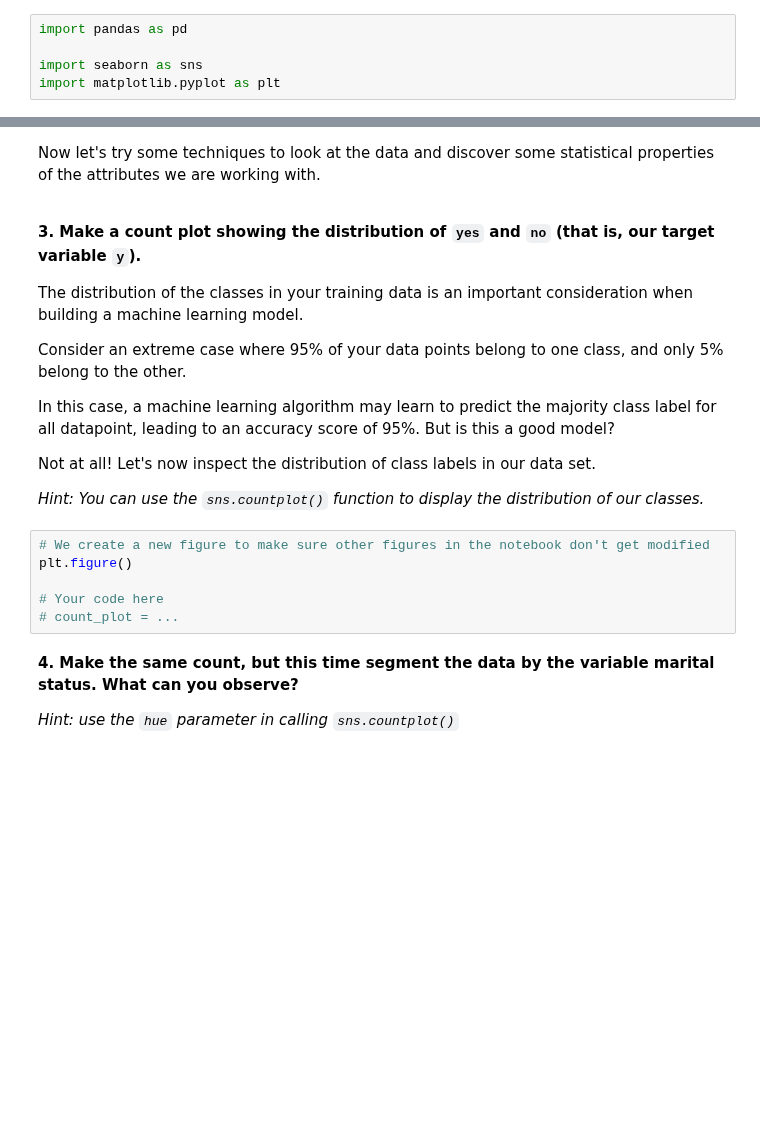
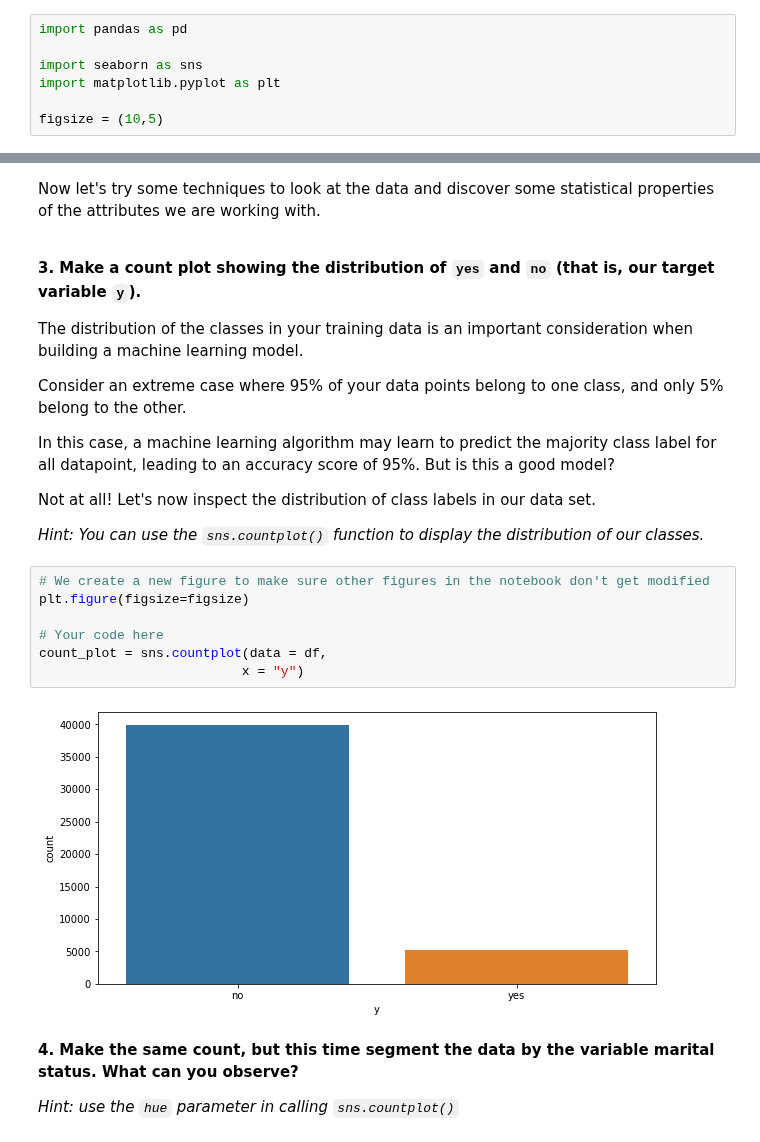
Before and after one commit to Louis-Bad/KATE_Module-17, a Jupyter notebook: bank_marketing/bank_marketing.ipynb, the cells around one changed output, grey strips where cells are left out. Drawn from its saved outputs; the diff is of its cells as text; blank space fills up the shorter version.

```diff
--- a/bank_marketing/bank_marketing.ipynb
+++ b/bank_marketing/bank_marketing.ipynb
@@ -48,6 +48,8 @@ import pandas as pd
 
 import seaborn as sns
 import matplotlib.pyplot as plt
+
+figsize = (10,5)
 # %% [markdown]
 To get started, let's load the bank dataset into a DataFrame using the `pandas` library.
 
@@ -141,10 +191,13 @@ Not at all! Let's now inspect the distribution of class labels in our data set.
 *Hint: You can use the `sns.countplot()` function to display the distribution of our classes.*
 # %%
 # We create a new figure to make sure other figures in the notebook don't get modified
-plt.figure()
+plt.figure(figsize=figsize)
 
 # Your code here
-# count_plot = ...
+count_plot = sns.countplot(data = df,
+                          x = "y")
+# %% [output]
+[figure, added]
 # %% [markdown]
 **4. Make the same count, but this time segment the data by the variable marital status. What can you observe?**
 
```
Also changed, not shown: parts of 21 cells of this notebook, 1 other file.
